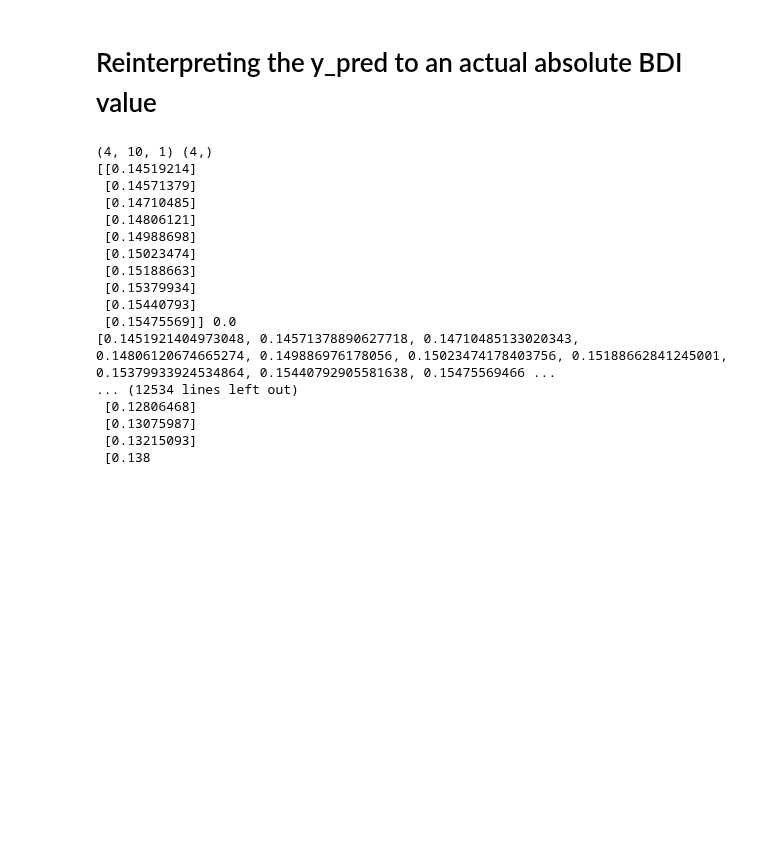
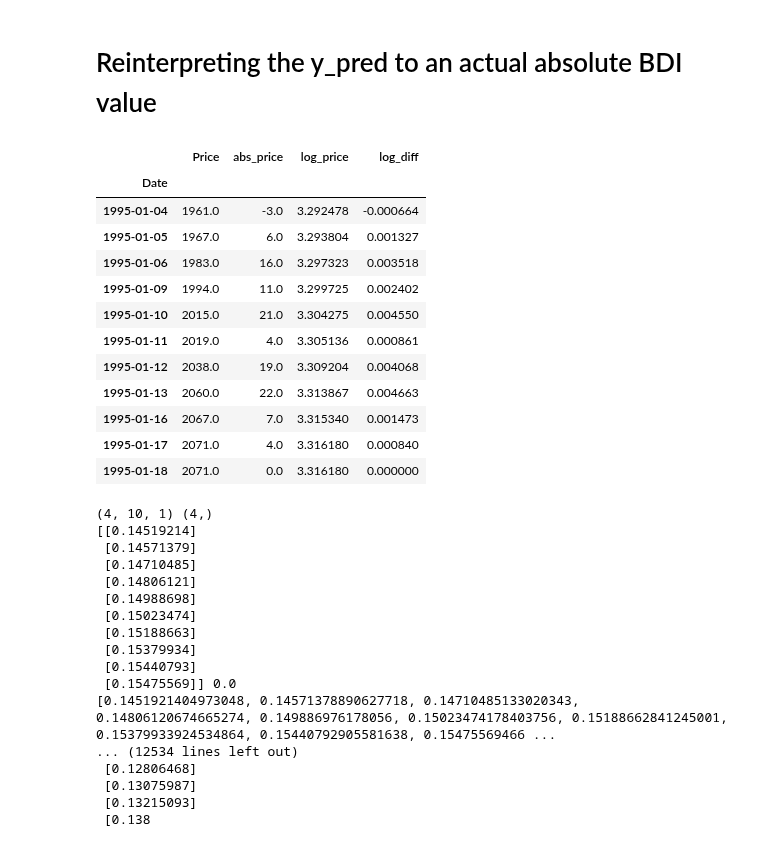
Before and after one commit to LeibnizianOptimist/bdi_predict, a Jupyter notebook: notebooks/Univariate Model v2 LOG DIFFERENCE PREDICTOR.ipynb, the cells around one changed output. Saved outputs shown, nothing was run; the diff lists cells and outputs as text; code cells hidden in the pictures; blank space fills up the shorter version.

```diff
--- a/notebooks/Univariate Model v2 LOG DIFFERENCE PREDICTOR.ipynb
+++ b/notebooks/Univariate Model v2 LOG DIFFERENCE PREDICTOR.ipynb
@@ -270,5 +258,21 @@ array([<AxesSubplot: title={'center': 'MSE'}, xlabel='Epoch', ylabel='Loss'>,
 # %% [markdown]
 # Reinterpreting the y_pred to an actual absolute BDI value
+# %%
+df.head(11)
+# %% [output]
+|  | Price | abs_price | log_price | log_diff |
+| Date |  |  |  |  |
+| 1995-01-04 | 1961.0 | -3.0 | 3.292478 | -0.000664 |
+| 1995-01-05 | 1967.0 | 6.0 | 3.293804 | 0.001327 |
+| 1995-01-06 | 1983.0 | 16.0 | 3.297323 | 0.003518 |
+| 1995-01-09 | 1994.0 | 11.0 | 3.299725 | 0.002402 |
+| 1995-01-10 | 2015.0 | 21.0 | 3.304275 | 0.004550 |
+| 1995-01-11 | 2019.0 | 4.0 | 3.305136 | 0.000861 |
+| 1995-01-12 | 2038.0 | 19.0 | 3.309204 | 0.004068 |
+| 1995-01-13 | 2060.0 | 22.0 | 3.313867 | 0.004663 |
+| 1995-01-16 | 2067.0 | 7.0 | 3.315340 | 0.001473 |
+| 1995-01-17 | 2071.0 | 4.0 | 3.316180 | 0.000840 |
+| 1995-01-18 | 2071.0 | 0.0 | 3.316180 | 0.000000 |
 # %%
 for X, y in generator:
     print(X.shape, y.shape)
```
Also changed, not shown: parts of 26 cells of this notebook, 1 other file.
